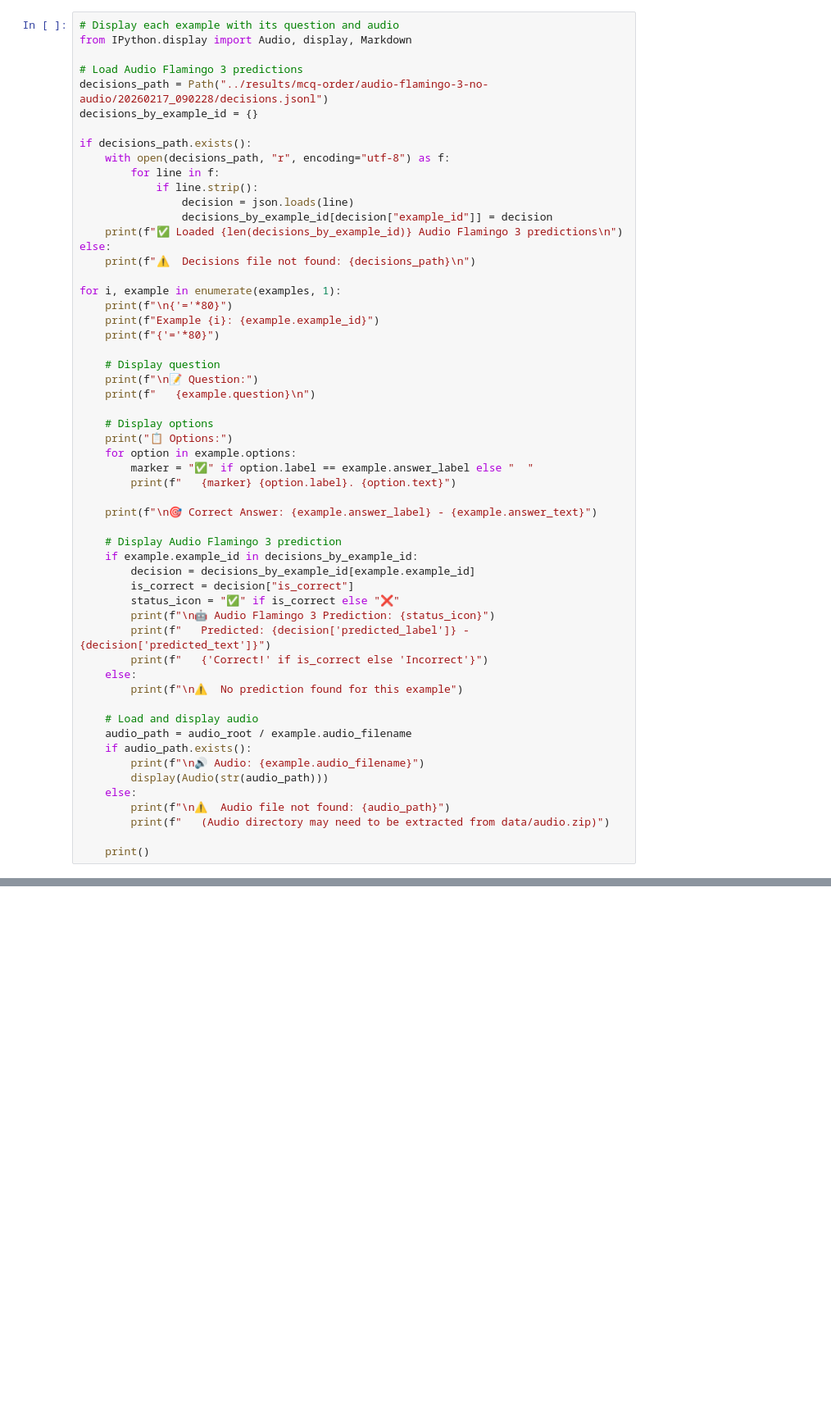
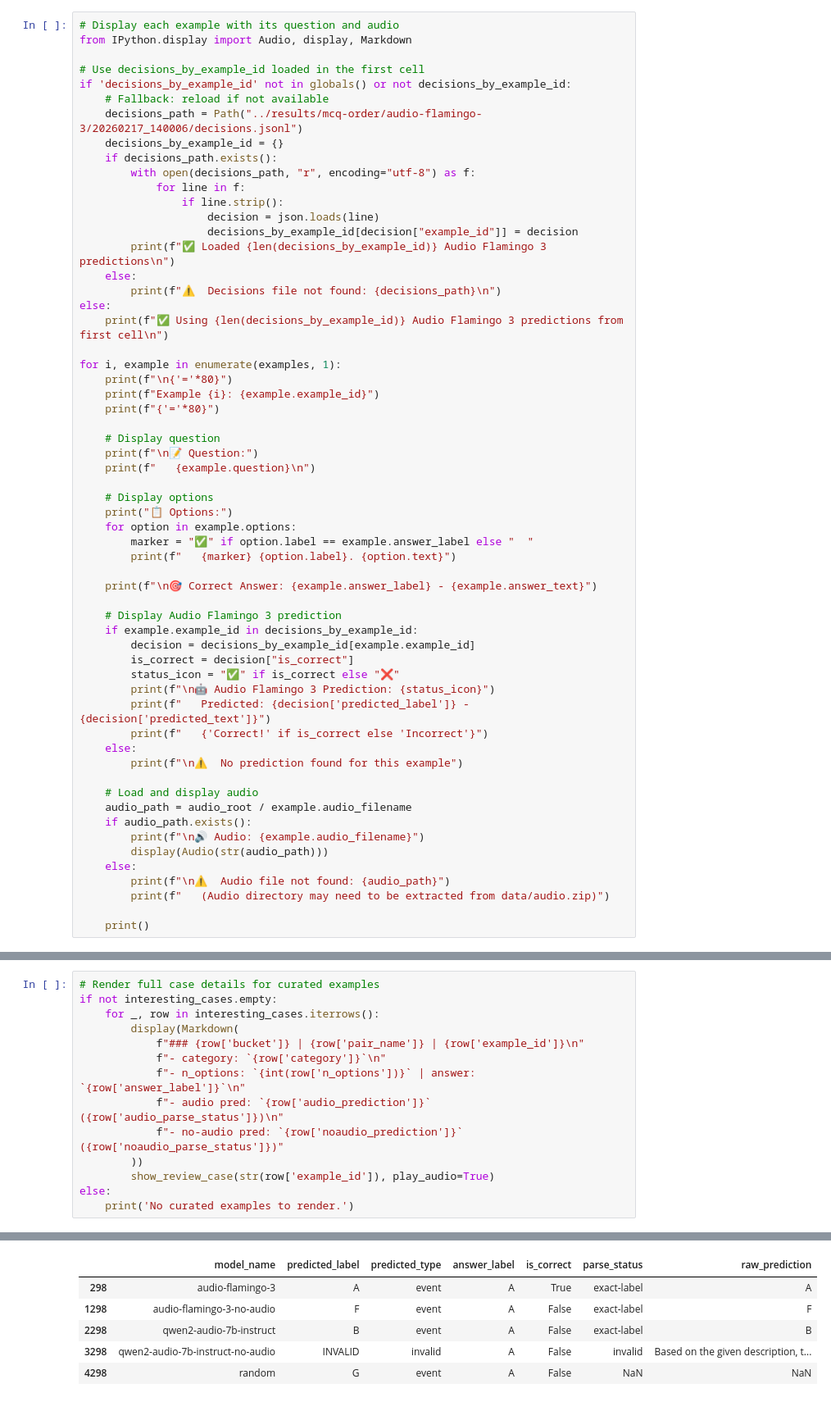
Before and after one commit to younissk/TACoBeLAL, a Jupyter notebook: notebooks/eda.ipynb, the cells around one changed output, grey strips where cells are left out. Shown at 82% size. Saved outputs shown, nothing was run; the diff lists cells and outputs as text; blank space fills up the shorter version.

```diff
--- a/notebooks/eda.ipynb
+++ b/notebooks/eda.ipynb
@@ -95,19 +133,22 @@ Audio: 100476.mp3
 # Display each example with its question and audio
 from IPython.display import Audio, display, Markdown
 
-# Load Audio Flamingo 3 predictions
-decisions_path = Path("../results/mcq-order/audio-flamingo-3-no-audio/20260217_090228/decisions.jsonl")
-decisions_by_example_id = {}
-
-if decisions_path.exists():
-    with open(decisions_path, "r", encoding="utf-8") as f:
-        for line in f:
-            if line.strip():
-                decision = json.loads(line)
-                decisions_by_example_id[decision["example_id"]] = decision
-    print(f"✅ Loaded {len(decisions_by_example_id)} Audio Flamingo 3 predictions\n")
+# Use decisions_by_example_id loaded in the first cell
+if 'decisions_by_example_id' not in globals() or not decisions_by_example_id:
+    # Fallback: reload if not available
+    decisions_path = Path("../results/mcq-order/audio-flamingo-3/20260217_140006/decisions.jsonl")
+    decisions_by_example_id = {}
+    if decisions_path.exists():
+        with open(decisions_path, "r", encoding="utf-8") as f:
+            for line in f:
+                if line.strip():
+                    decision = json.loads(line)
+                    decisions_by_example_id[decision["example_id"]] = decision
+        print(f"✅ Loaded {len(decisions_by_example_id)} Audio Flamingo 3 predictions\n")
+    else:
+        print(f"⚠️  Decisions file not found: {decisions_path}\n")
 else:
-    print(f"⚠️  Decisions file not found: {decisions_path}\n")
+    print(f"✅ Using {len(decisions_by_example_id)} Audio Flamingo 3 predictions from first cell\n")
 
 for i, example in enumerate(examples, 1):
     print(f"\n{'='*80}")
@@ -167,0 +453,15 @@ Example 1: 100476.mp3__0
+# %%
+# Render full case details for curated examples
+if not interesting_cases.empty:
+    for _, row in interesting_cases.iterrows():
+        display(Markdown(
+            f"### {row['bucket']} | {row['pair_name']} | {row['example_id']}\n"
+            f"- category: `{row['category']}`\n"
+            f"- n_options: `{int(row['n_options'])}` | answer: `{row['answer_label']}`\n"
+            f"- audio pred: `{row['audio_prediction']}` ({row['audio_parse_status']})\n"
+            f"- no-audio pred: `{row['noaudio_prediction']}` ({row['noaudio_parse_status']})"
+        ))
+        show_review_case(str(row['example_id']), play_audio=True)
+else:
+    print('No curated examples to render.')
+# %% [output]
@@ -167,0 +490,6 @@ Example 1: 100476.mp3__0
+|  | model_name | predicted_label | predicted_type | answer_label | is_correct | parse_status | raw_prediction |
+| 298 | audio-flamingo-3 | A | event | A | True | exact-label | A |
+| 1298 | audio-flamingo-3-no-audio | F | event | A | False | exact-label | F |
+| 2298 | qwen2-audio-7b-instruct | B | event | A | False | exact-label | B |
+| 3298 | qwen2-audio-7b-instruct-no-audio | INVALID | invalid | A | False | invalid | Based on the given description, t... |
+| 4298 | random | G | event | A | False | NaN | NaN |
```
Also changed, not shown: parts of 6 cells of this notebook, 39 other files.
